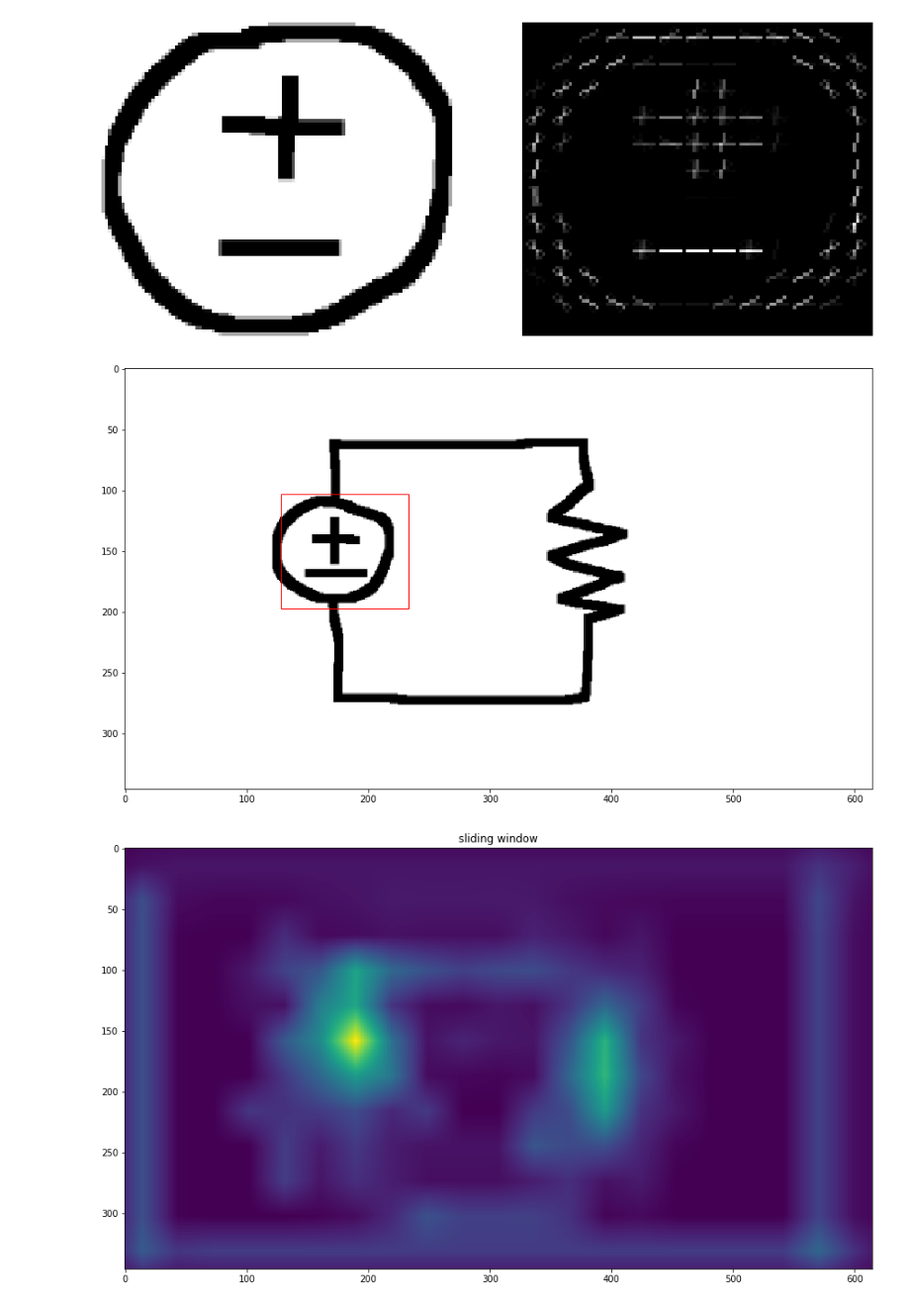
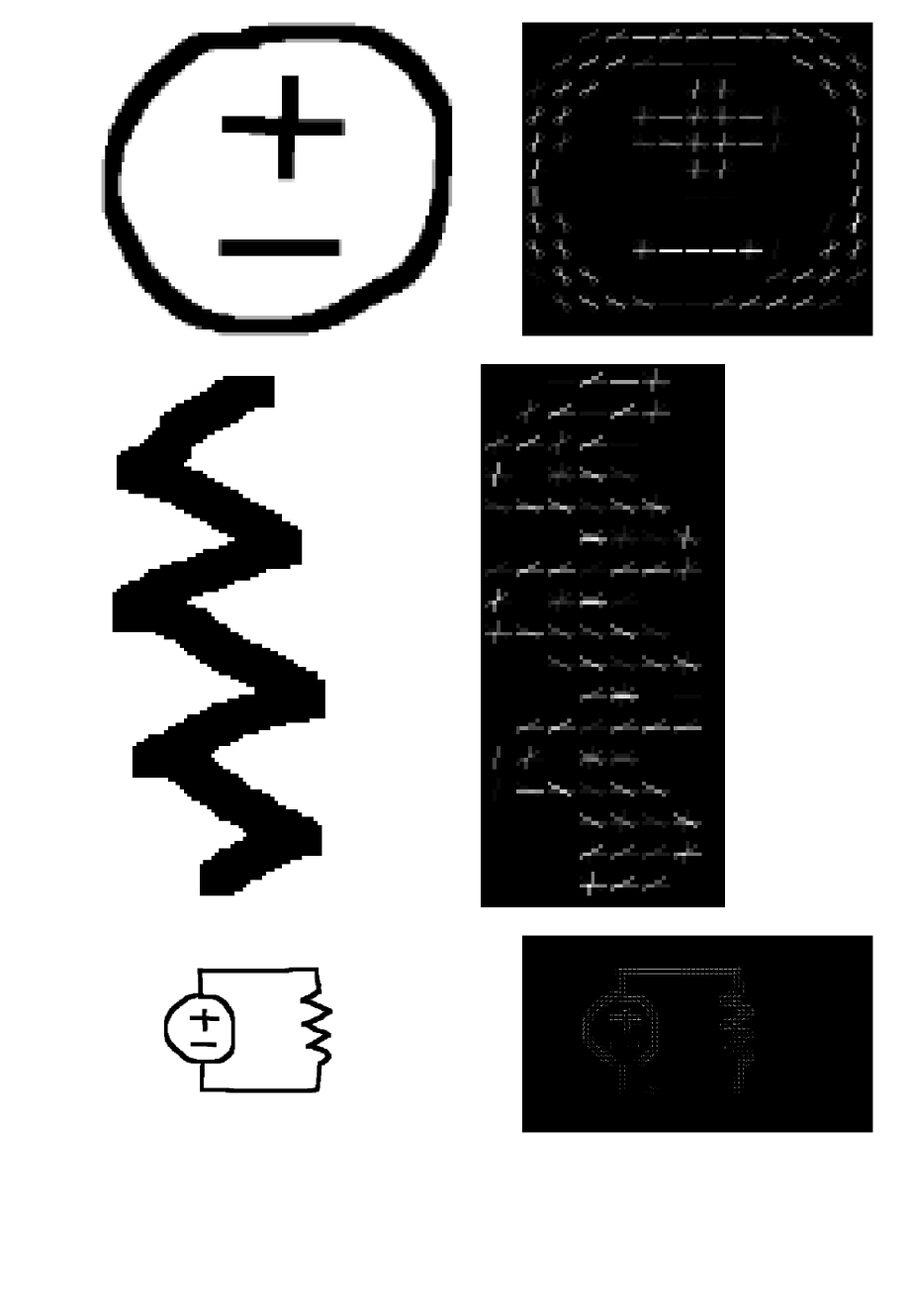
Before and after one commit to rickygv99/iBoards, a Jupyter notebook: CS 347.ipynb, the cells around one changed output. Shown at 99% size. Saved outputs shown, nothing was run; the diff lists cells and outputs as text; code cells hidden in the pictures; blank space fills up the shorter version.

```diff
--- a/CS 347.ipynb
+++ b/CS 347.ipynb
@@ -34,20 +34,23 @@ image_voltagesource = rescale(image_voltagesource, 0.6)
 plot_hog(image_voltagesource, hog_image_voltagesource)
 # %% [output]
 [figure]
+# %%
+# Compute hog representation of resistor
+image_resistor = imread('components/resistor.png', as_grey=True)
+
+(hog_resistor, hog_image_resistor) = hog_feature(image_resistor)
+
+plot_hog(image_resistor, hog_image_resistor)
+# %% [output]
+[figure, added]
 # %%
 from cs347 import sliding_window, plot_prediction, plot_heatmap
 
 image = io.imread('circuit1.png', as_grey=True)
 image = rescale(image, 0.9)
 
 (hog, hogImage) = get_hog(image)
 
-(winH, winW) = image_voltagesource.shape
-(score, r, c, response_map) = sliding_window(image, hog_voltagesource, stepSize=30, windowSize=image_voltagesource.shape)
-crop = image[r:r+winH, c:c+winW]
-
-plot_prediction(image, r, c, winW, winH)
-plot_heatmap(response_map)
+plot_hog(image, hogImage)
 # %% [output]
-[figure, old version]
+[figure, new version]
-[figure, removed]
```
Also changed, not shown: parts of 4 cells of this notebook, 5 other files.
